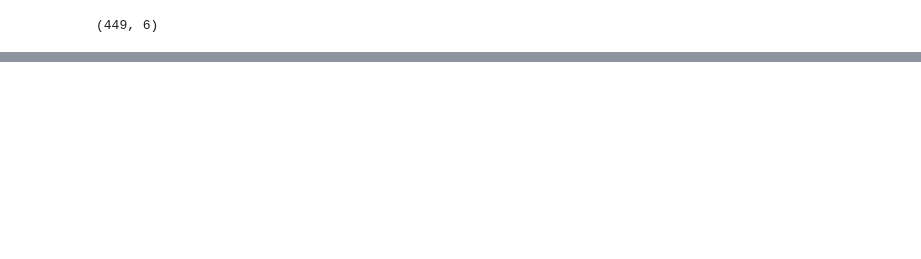
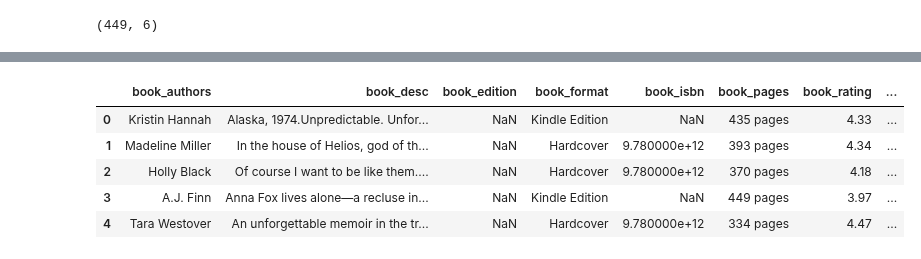
Before and after one commit to PedroHMenezes/PF_Book_rating, a Jupyter notebook: Books.ipynb, the cells around one changed output, grey strips where cells are left out. Cells and saved outputs as stored; diff of their text form; code cells hidden in the pictures; blank space fills up the shorter version.

Commit message:
dados 2018 para teste

```diff
--- a/Books.ipynb
+++ b/Books.ipynb
@@ -216,0 +215,11 @@ df.head()
+# %%
+#Usando outro DataFrame (de 2018) para fazer a predição:
+teste_X = pd.read_csv('book_data_2018.csv')
+teste_X.head()
+# %% [output]
+|  | book_authors | book_desc | book_edition | book_format | book_isbn | book_pages | book_rating | ... |
+| 0 | Kristin Hannah | Alaska, 1974.Unpredictable. Unfor... | NaN | Kindle Edition | NaN | 435 pages | 4.33 | ... |
+| 1 | Madeline Miller | In the house of Helios, god of th... | NaN | Hardcover | 9.780000e+12 | 393 pages | 4.34 | ... |
+| 2 | Holly Black | Of course I want to be like them.... | NaN | Hardcover | 9.780000e+12 | 370 pages | 4.18 | ... |
+| 3 | A.J. Finn | Anna Fox lives alone—a recluse in... | NaN | Kindle Edition | NaN | 449 pages | 3.97 | ... |
+| 4 | Tara Westover | An unforgettable memoir in the tr... | NaN | Hardcover | 9.780000e+12 | 334 pages | 4.47 | ... |
```
Also changed, not shown: parts of 15 cells of this notebook, 2 other files.
